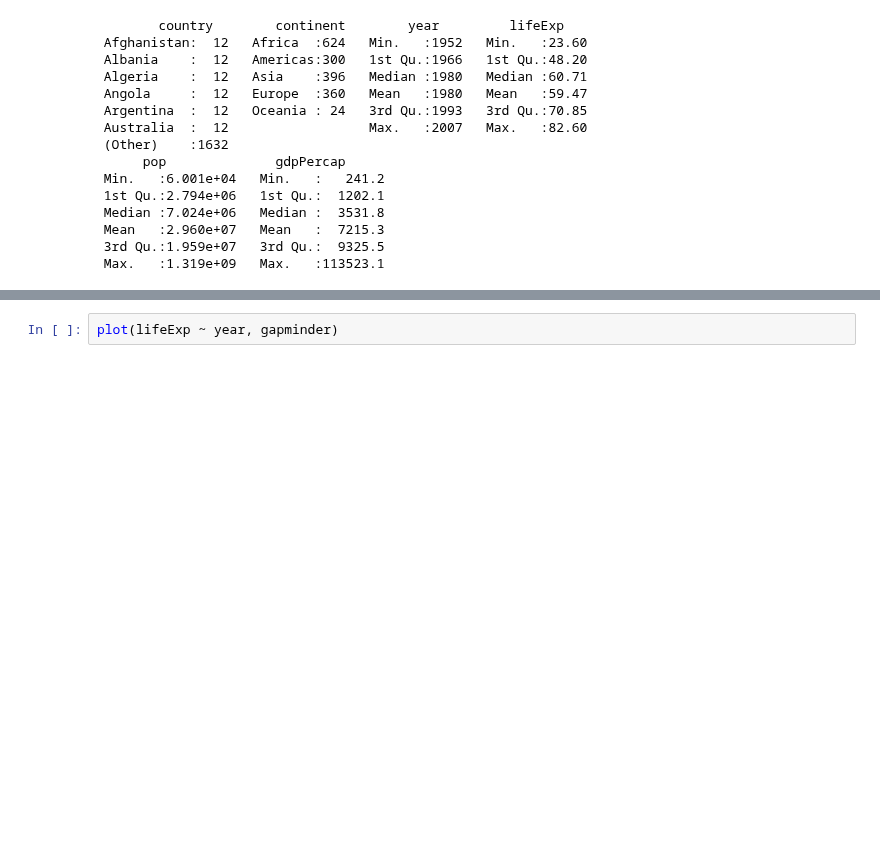
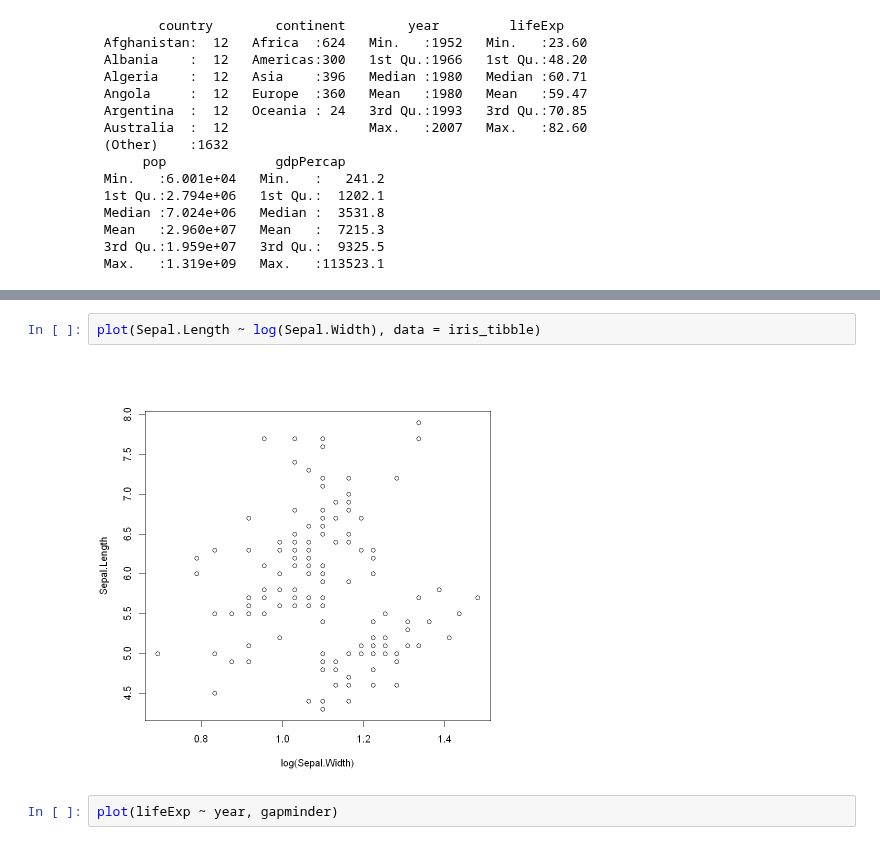
Before and after one commit to qslia/R_Practice, a Jupyter notebook: stat545/1.ipynb, the cells around one changed output, grey strips where cells are left out. Drawn from its saved outputs; the diff is of its cells as text; blank space fills up the shorter version.

```diff
--- a/stat545/1.ipynb
+++ b/stat545/1.ipynb
@@ -199,3 +292,7 @@ summary(gapminder)
+# %%
+plot(Sepal.Length ~ log(Sepal.Width), data = iris_tibble)
+# %% [output]
+[figure, added]
 # %%
 plot(lifeExp ~ year, gapminder)
 # %% [output]
```
Also changed, not shown: parts of 32 cells of this notebook.
